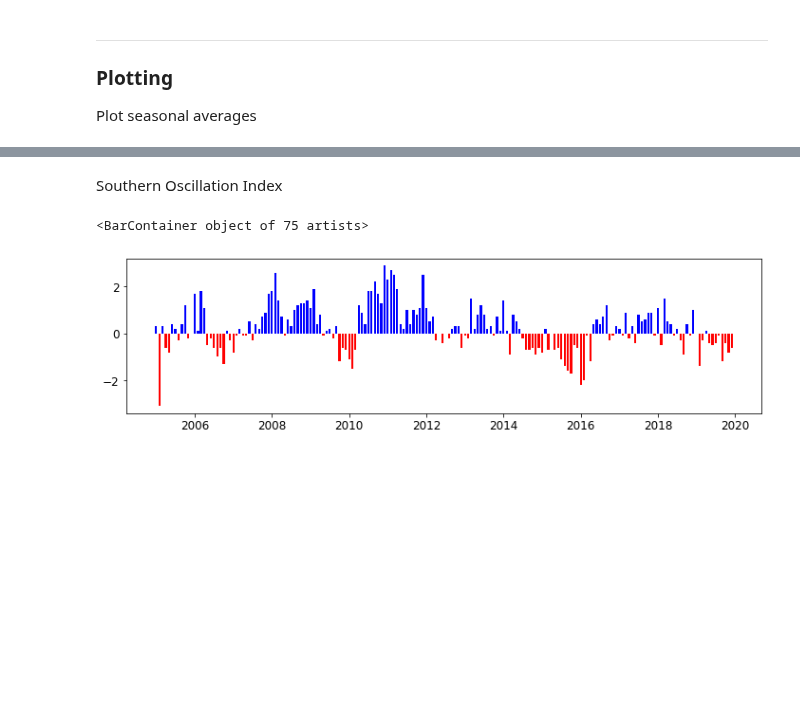
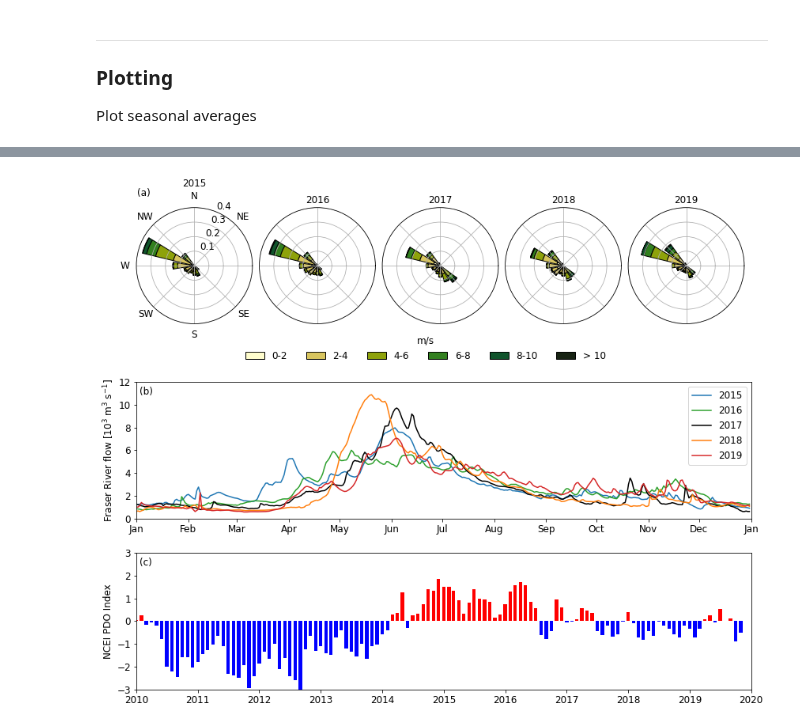
Before and after one commit to SalishSeaCast/analysis-ben, a Jupyter notebook: notebooks/Jun-Aug_anomalies_201905.ipynb, the cells around one changed output, grey strips where cells are left out. Cells and saved outputs as stored; diff of their text form; code cells hidden in the pictures; blank space fills up the shorter version.

```diff
--- a/notebooks/Jun-Aug_anomalies_201905.ipynb
+++ b/notebooks/Jun-Aug_anomalies_201905.ipynb
@@ -185,2 +193,0 @@ ax.legend()
-# %% [markdown]
-Southern Oscillation Index
@@ -190,16 +194,58 @@ df = df[:-10]
-# %%
-date, SOI = [], []
-for year in range(2005, 2020):
-    for month in range(1, 13):
-        index = df.index == str(year)
-        date.append(datetime(year, month, 1))
-        SOI.append(float(df[month_name[month][:3].upper()][index]))
-date = np.array(date)
-SOI = np.array(SOI)
-# %%
-fig, ax = plt.subplots(figsize=(12, 3))
-ax.bar(date[SOI>0], SOI[SOI>0], width=20, color='b')
-ax.bar(date[SOI<0], SOI[SOI<0], width=20, color='r')
-# %% [output]
-<BarContainer object of 75 artists>
-[figure, removed]
+# %%
+# Make figure
+fig = plt.figure(figsize=(12, 12))
+
+for xpos, year in zip(np.arange(0.05, 1, 0.18), range(2015, 2020)):
+
+    # Make windrose object
+    ax = WindroseAxes.from_ax(fig=fig)
+    ax.set_position([xpos, 0.55, 0.17, 0.24])
+    ax.bar(
+        wind['wdir'][year], wind['wspd'][year], bins=range(0, 11, 2),
+        nsector=16, normed=True, opening=0.8, edgecolor='k', cmap=cmo.speed,
+    )
+
+    # Manually get legend handles (since WindroseAxes.bar returns None)
+    handles = ax.get_children()[:6]
+
+    # Formatting axis
+    ax.set_ylim([0, 40])
+    ax.yaxis.set_ticks([10, 20, 30, 40])
+    ax.yaxis.set_ticklabels('')
+    ax.xaxis.set_ticklabels('')
+    ax.set_title(year)
+    if year == 2015:
+        ax.text(0.01, 1.1, '(a)', transform=ax.transAxes)
+        ax.xaxis.set_ticklabels(['E', 'NE', 'N', 'NW', 'W', 'SW', 'S', 'SE'])
+        ax.yaxis.set_ticklabels([f'{tick/100:.1f}' for tick in [10, 20, 30, 40]])
+
+# Add legend
+labels = ['0-2', '2-4', '4-6', '6-8', '8-10', '> 10']
+fig.legend(frameon=False, handles=handles, labels=labels, bbox_to_anchor=(0.75, 0.58), ncol=6, title='m/s')
+
+# Plot Fraser hydrograph
+ax = fig.add_axes([0.05, 0.3, 0.9, 0.2])
+for year, color in zip(range(2015, 2020), palette):
+    index = [datetime(year, 1, 1) <= t < datetime(year+1, 1, 1) for t in Fraser['date']]
+    x = [datetime(2020, t.month, t.day) for t in Fraser['date'][index]]
+    ax.plot(x, 1e-3*Fraser['flow'][index], color=color, label=year)
+ax.set_xlim([datetime(2020, 1, 1), datetime(2021, 1, 1)])
+ax.set_ylim([0, 12])
+ax.set_ylabel('Fraser River flow [10$^3$ m$^3$ s$^{-1}$]')
+ax.xaxis.set_major_locator(dates.MonthLocator())
+ax.xaxis.set_major_formatter(dates.DateFormatter('%b'))
+ax.text(0.005, 0.91, '(b)', transform=ax.transAxes)
+ax.legend()
+
+# Plot PDO
+ax = fig.add_axes([0.05, 0.05, 0.9, 0.2])
+ax.bar(date[PDO>0], PDO[PDO>0], width=20, color='r')
+ax.bar(date[PDO<0], PDO[PDO<0], width=20, color='b')
+ax.set_xlim([datetime(2010, 1, 1), datetime(2020, 1, 1)])
+ax.set_ylim([-3, 3])
+ax.set_ylabel('NCEI PDO Index')
+ax.text(0.005, 0.91, '(c)', transform=ax.transAxes)
+
+fig.savefig('/home/bmoorema/Desktop/upwelling_processes_figs/interannual2.pdf', bbox_inches='tight')
+# %% [output]
+[figure, added]
```
Also changed, not shown: parts of 9 cells of this notebook, 2 other files.
